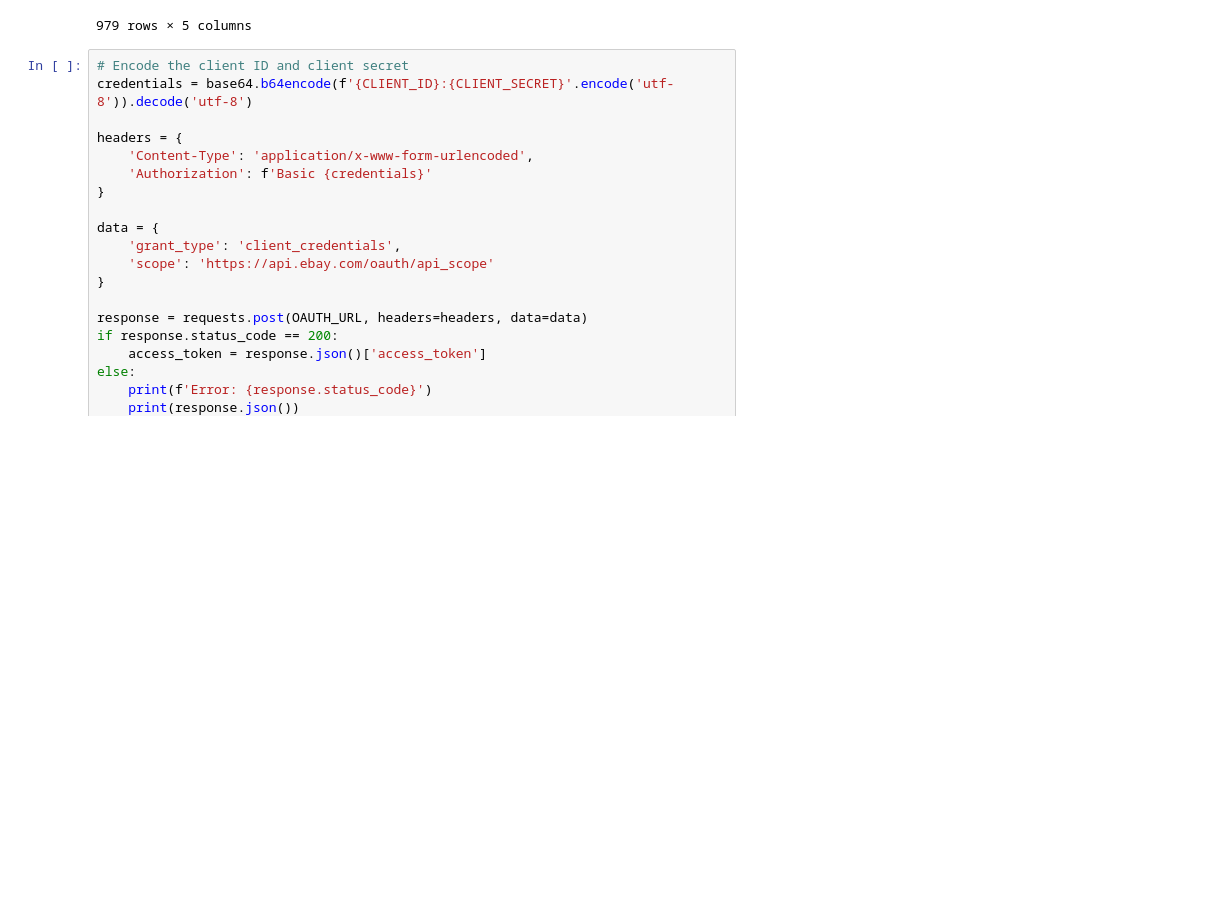
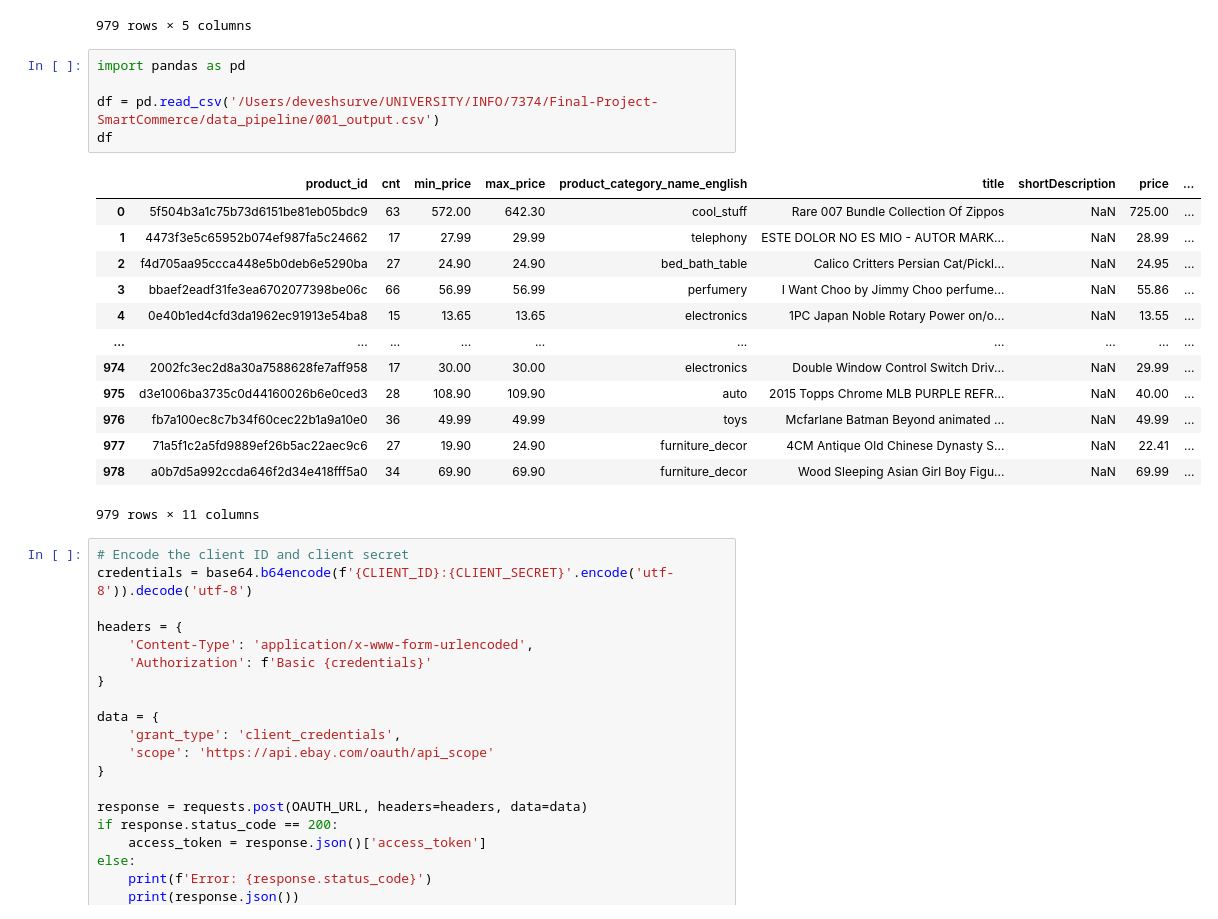
Before and after one commit to INFO-7374-Algorithmic-Digital-Marketing/Final-Project-SmartCommerce, a Jupyter notebook: data_pipeline/01_eda.ipynb, the cells around one changed output. Cells and saved outputs as stored; diff of their text form; blank space fills up the shorter version.

```diff
--- a/data_pipeline/01_eda.ipynb
+++ b/data_pipeline/01_eda.ipynb
@@ -290,6 +290,25 @@ from
 | 977 | 71a5f1c2a5fd9889ef26b5ac22aec9c6 | 27 | 19.90 | 24.90 | furniture_decor |
 | 978 | a0b7d5a992ccda646f2d34e418fff5a0 | 34 | 69.90 | 69.90 | furniture_decor |
 979 rows × 5 columns
+# %%
+import pandas as pd
+
+df = pd.read_csv('/Users/deveshsurve/UNIVERSITY/INFO/7374/Final-Project-SmartCommerce/data_pipeline/001_output.csv')
+df
+# %% [output]
+|  | product_id | cnt | min_price | max_price | product_category_name_english | title | shortDescription | price | ... |
+| 0 | 5f504b3a1c75b73d6151be81eb05bdc9 | 63 | 572.00 | 642.30 | cool_stuff | Rare 007 Bundle Collection Of Zippos | NaN | 725.00 | ... |
+| 1 | 4473f3e5c65952b074ef987fa5c24662 | 17 | 27.99 | 29.99 | telephony | ESTE DOLOR NO ES MIO - AUTOR MARK... | NaN | 28.99 | ... |
+| 2 | f4d705aa95ccca448e5b0deb6e5290ba | 27 | 24.90 | 24.90 | bed_bath_table | Calico Critters Persian Cat/Pickl... | NaN | 24.95 | ... |
+| 3 | bbaef2eadf31fe3ea6702077398be06c | 66 | 56.99 | 56.99 | perfumery | I Want Choo by Jimmy Choo perfume... | NaN | 55.86 | ... |
+| 4 | 0e40b1ed4cfd3da1962ec91913e54ba8 | 15 | 13.65 | 13.65 | electronics | 1PC Japan Noble Rotary Power on/o... | NaN | 13.55 | ... |
+| ... | ... | ... | ... | ... | ... | ... | ... | ... | ... |
+| 974 | 2002fc3ec2d8a30a7588628fe7aff958 | 17 | 30.00 | 30.00 | electronics | Double Window Control Switch Driv... | NaN | 29.99 | ... |
+| 975 | d3e1006ba3735c0d44160026b6e0ced3 | 28 | 108.90 | 109.90 | auto | 2015 Topps Chrome MLB PURPLE REFR... | NaN | 40.00 | ... |
+| 976 | fb7a100ec8c7b34f60cec22b1a9a10e0 | 36 | 49.99 | 49.99 | toys | Mcfarlane Batman Beyond animated ... | NaN | 49.99 | ... |
+| 977 | 71a5f1c2a5fd9889ef26b5ac22aec9c6 | 27 | 19.90 | 24.90 | furniture_decor | 4CM Antique Old Chinese Dynasty S... | NaN | 22.41 | ... |
+| 978 | a0b7d5a992ccda646f2d34e418fff5a0 | 34 | 69.90 | 69.90 | furniture_decor | Wood Sleeping Asian Girl Boy Figu... | NaN | 69.99 | ... |
+979 rows × 11 columns
 # %%
 # Encode the client ID and client secret
 credentials = base64.b64encode(f'{CLIENT_ID}:{CLIENT_SECRET}'.encode('utf-8')).decode('utf-8')
```
Also changed, not shown: 11 other files.
